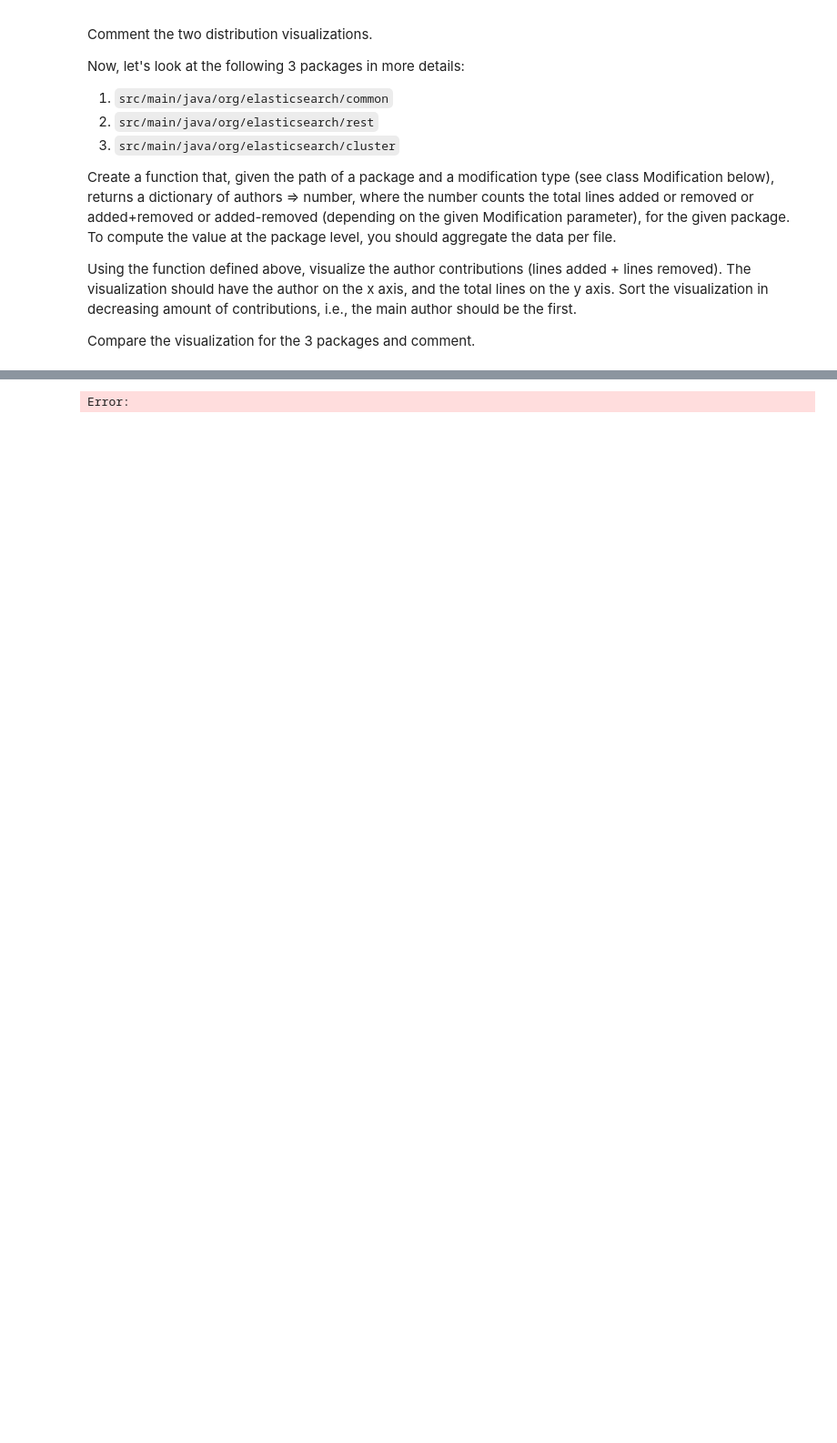
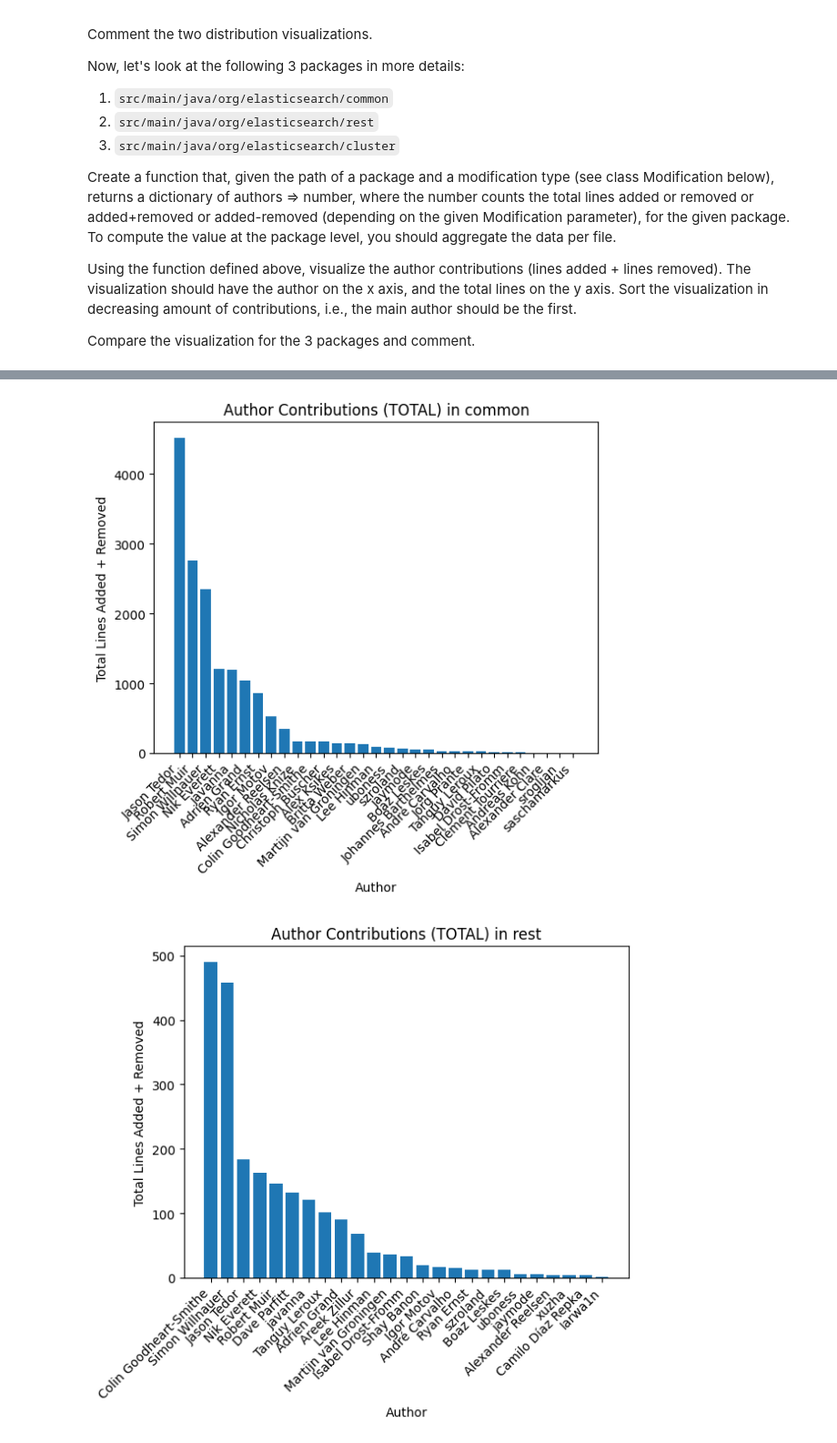
Before and after one commit to bauerDOTuzh/fss-se1, a Jupyter notebook: se2/FSS-SEII-Assignment-2023-PPL.ipynb, the cells around one changed output, grey strips where cells are left out. Shown: that part at 91% size. Cells and saved outputs as stored; diff of their text form; code cells hidden in the pictures; blank space fills up the shorter version.

```diff
--- a/se2/FSS-SEII-Assignment-2023-PPL.ipynb
+++ b/se2/FSS-SEII-Assignment-2023-PPL.ipynb
@@ -161,11 +203,26 @@ package_paths = [
     "src\\main\\java\\org\\elasticsearch\\cluster",
 ]
 
-authors_nr_modifications = {}
-
-for package_path in package_paths:
-    authors_nr_modifications[package_path] = {}
-    for modification in Modification:
-        authors_nr_modifications[package_path][modification] = calc_authors_nr_modifications(package_path, modification)
+authors_nr_package_modifications = calc_authors_nr_package_modifications(package_paths, from_commit_date, to_commit_date)
-# %% [output]
-Error:
+# %%
+def visualize_author_contributions(author_contributions, package, modification=Modification.TOTAL.name):
+    # Extract 'TOTAL' contributions only
+    total_contributions = author_contributions[package][modification]
+
+    # Sort contributions by decreasing amount
+    sorted_contributions = sorted(total_contributions.items(), key=lambda x: x[1], reverse=True)
+    authors, contributions = zip(*sorted_contributions)
+
+    plt.bar(authors, contributions)
+    plt.xlabel('Author')
+    plt.ylabel('Total Lines Added + Removed')
+    plt.title(f'Author Contributions ({modification}) in {package}')
+    plt.xticks(rotation=45, ha='right')
+    plt.show()
+
+for package_path in package_paths:
+    p = package_path.rsplit("\\")[-1]
+    visualize_author_contributions(authors_nr_package_modifications, p, Modification.TOTAL.name)
+# %% [output]
+[figure, added]
+[figure, added]
```
Also changed, not shown: parts of 6 cells of this notebook.
